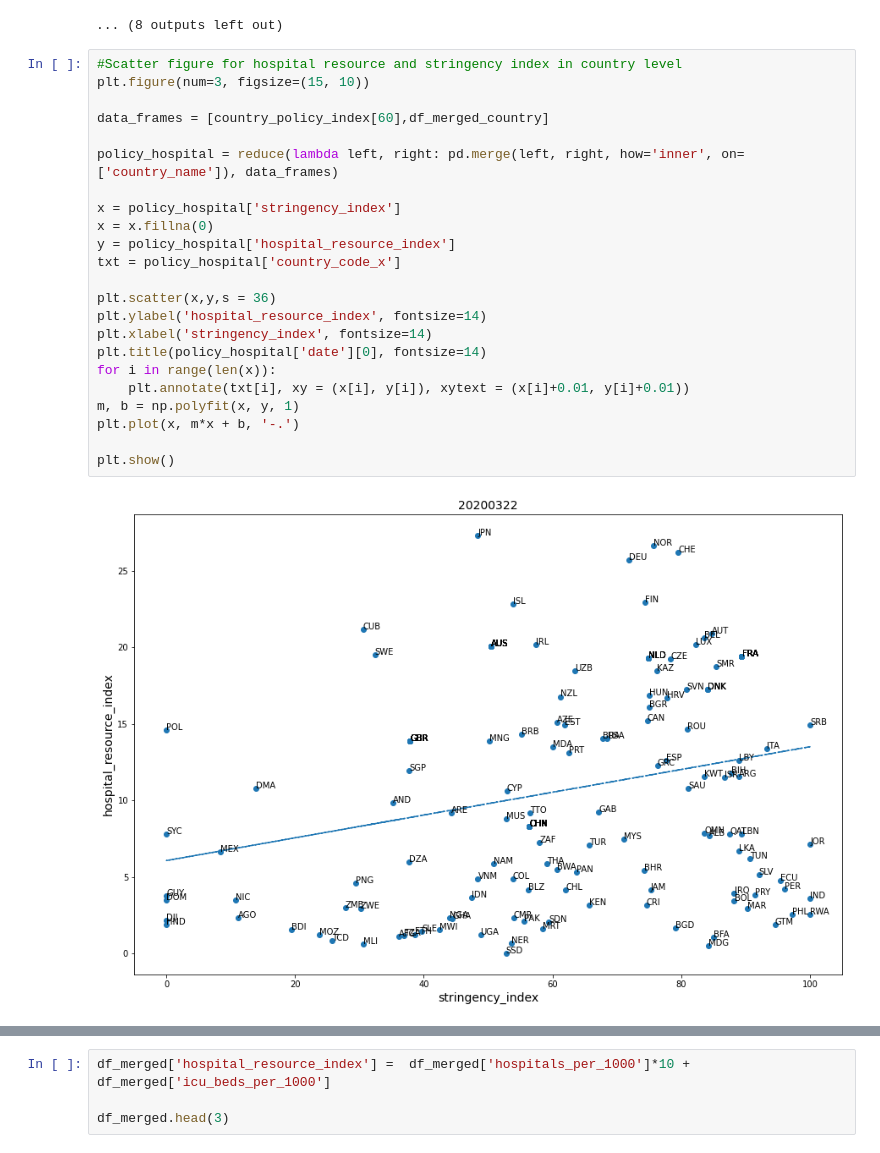
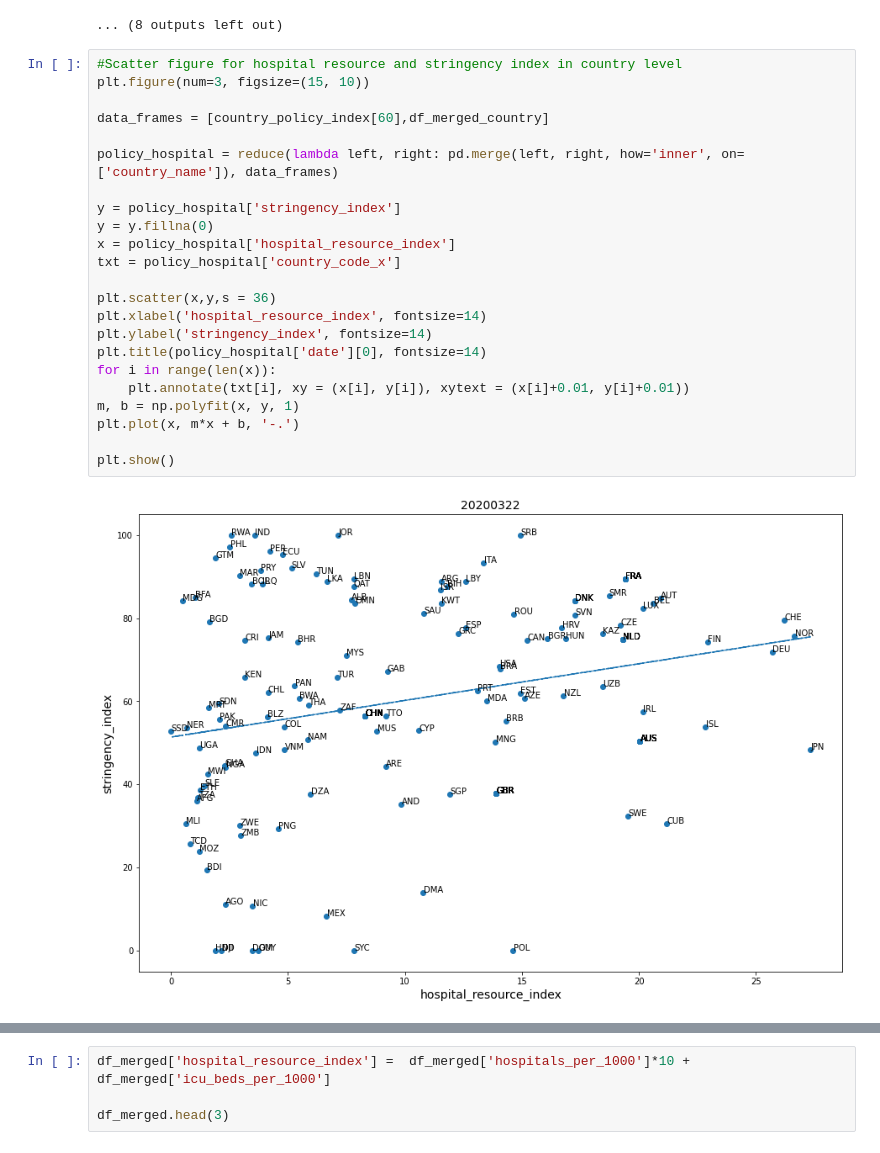
Before and after one commit to iamzhaihy/BD2020-Final-Project, a Jupyter notebook: Data Processing.ipynb, the cells around one changed output, grey strips where cells are left out. Saved outputs shown, nothing was run; the diff lists cells and outputs as text.

Commit message:
Change the axis of scatters

```diff
--- a/Data Processing.ipynb
+++ b/Data Processing.ipynb
@@ -1189,28 +1189,28 @@ for i in range(len(filename_list)):
 # %%
 #Scatter figure for hospital resource and stringency index in country level
 plt.figure(num=3, figsize=(15, 10))
 
 data_frames = [country_policy_index[60],df_merged_country]
 
 policy_hospital = reduce(lambda left, right: pd.merge(left, right, how='inner', on=['country_name']), data_frames)
 
-x = policy_hospital['stringency_index']
-x = x.fillna(0)
-y = policy_hospital['hospital_resource_index']
+y = policy_hospital['stringency_index']
+y = y.fillna(0)
+x = policy_hospital['hospital_resource_index']
 txt = policy_hospital['country_code_x']
 
 plt.scatter(x,y,s = 36)
-plt.ylabel('hospital_resource_index', fontsize=14)
-plt.xlabel('stringency_index', fontsize=14)
+plt.xlabel('hospital_resource_index', fontsize=14)
+plt.ylabel('stringency_index', fontsize=14)
 plt.title(policy_hospital['date'][0], fontsize=14)
 for i in range(len(x)):
     plt.annotate(txt[i], xy = (x[i], y[i]), xytext = (x[i]+0.01, y[i]+0.01))
 m, b = np.polyfit(x, y, 1)
 plt.plot(x, m*x + b, '-.')
 
 plt.show()
 # %% [output]
-[figure, old version]
+[figure, new version]
 # %%
 #Scatter figure for population density and stringency index in country level
 plt.figure(num=3, figsize=(15, 10))
```
Also changed, not shown: parts of 8 cells of this notebook.
